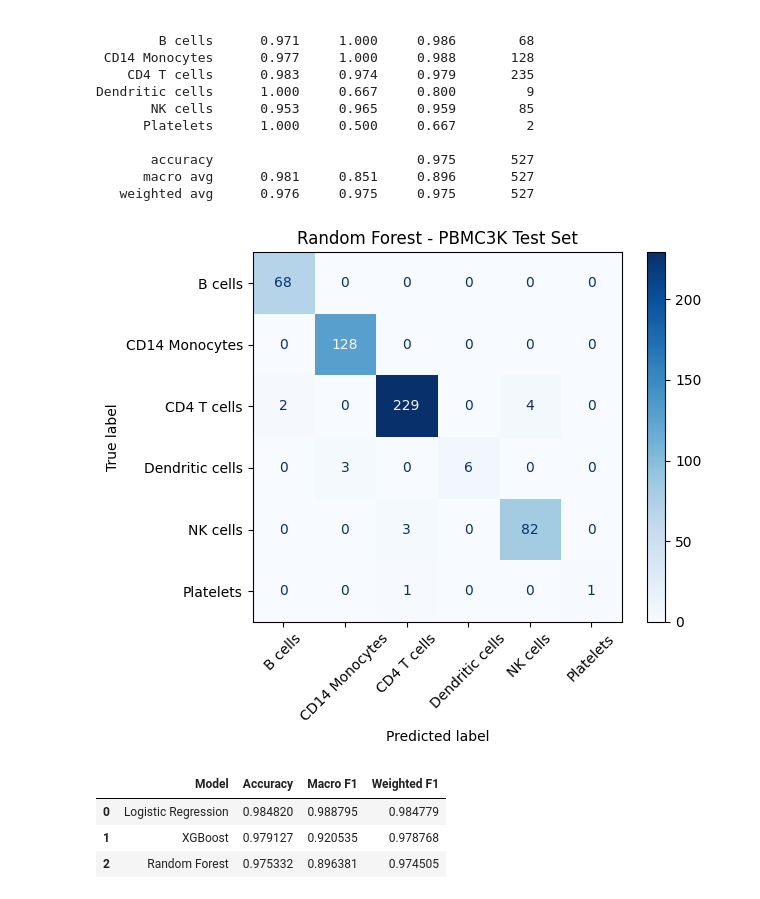
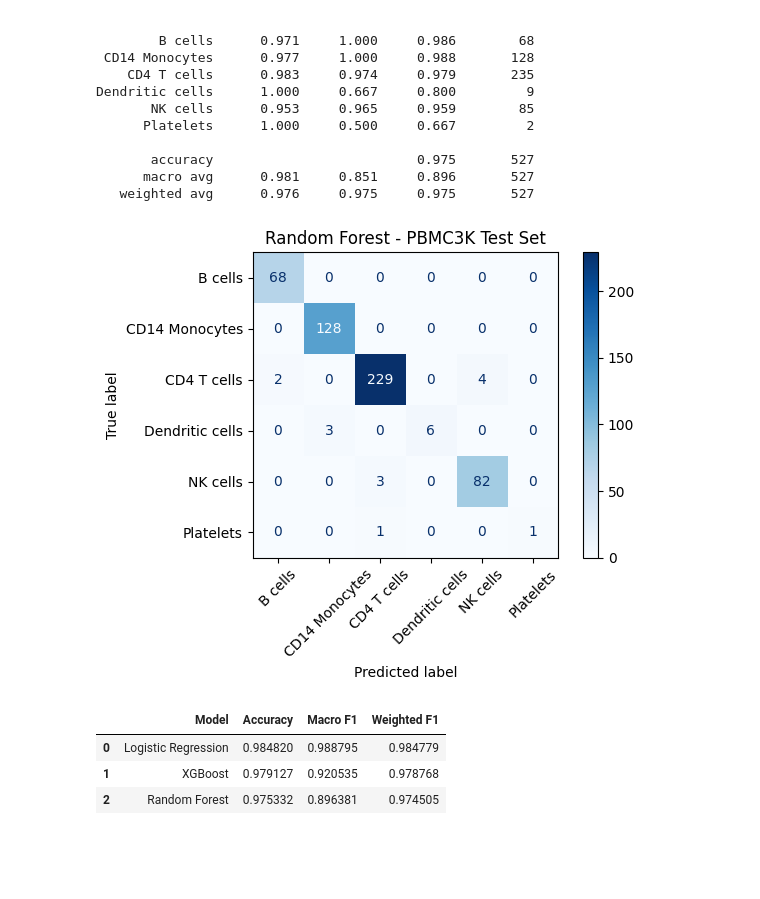
Before and after one commit to tshotts07/ImmunoType, a Jupyter notebook: notebooks/05_machine_learning.ipynb, the cells around one changed output. Drawn from its saved outputs; the diff is of its cells as text; code cells hidden in the pictures; blank space fills up the shorter version.

```diff
--- a/notebooks/05_machine_learning.ipynb
+++ b/notebooks/05_machine_learning.ipynb
@@ -395,17 +411,17 @@ Dendritic cells      1.000     0.667     0.800         9
 # %%
 ConfusionMatrixDisplay.from_predictions(
     y_test,
     rf_pred,
     labels=rf_model.classes_,
     xticks_rotation=45,
     cmap="Blues"
 )
 
 plt.title("Random Forest - PBMC3K Test Set")
-plt.tight_layout
+plt.tight_layout()
 plt.show()
 # %% [output]
-[figure, old version]
+[figure, new version]
 # %%
 from sklearn.metrics import f1_score
 
```
Also changed, not shown: parts of 3 cells of this notebook, 3 other files.
